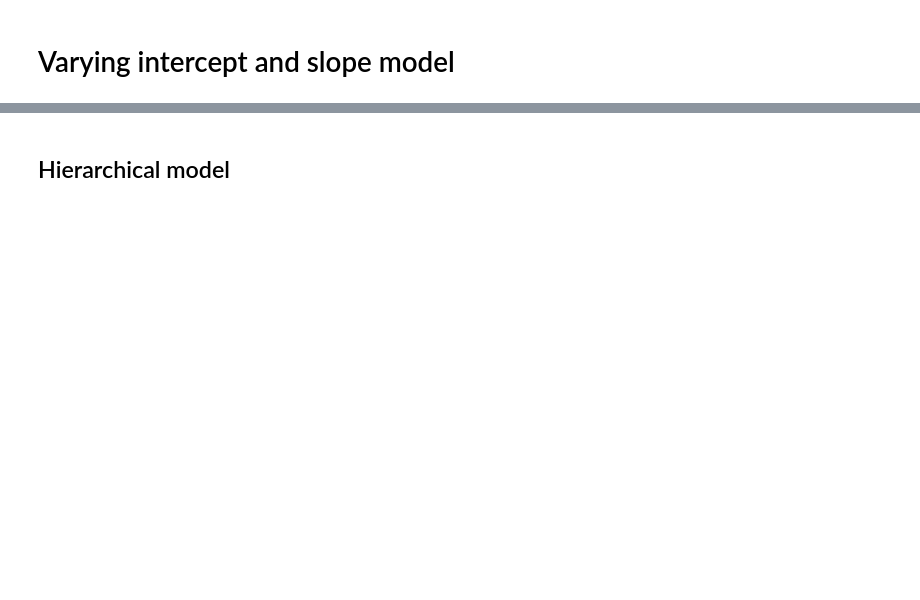
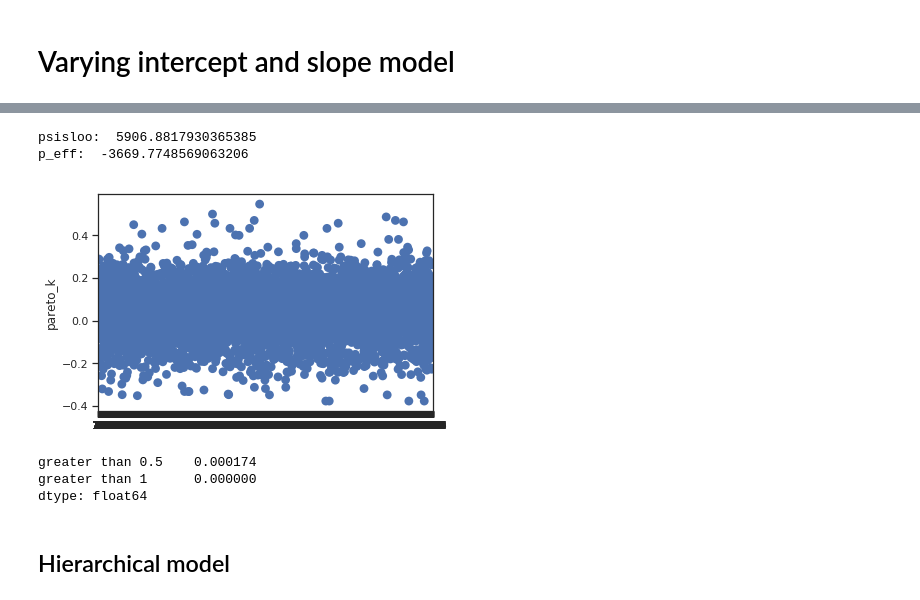
Before and after one commit to cthai721/bda-project, a Jupyter notebook: Effects on Learning of teaching experience.ipynb, the cells around one changed output, grey strips where cells are left out. Drawn from its saved outputs; the diff is of its cells as text; code cells hidden in the pictures; blank space fills up the shorter version.

```diff
--- a/Effects on Learning of teaching experience.ipynb
+++ b/Effects on Learning of teaching experience.ipynb
@@ -539,20 +546,31 @@ parameters {
   real<lower=0> sigma;
   real<lower=0> sigma_a;
   real<lower=0> sigma_b;
-  vector[J] a;
-  vector[J] b;
+  vector[J] alpha;
+  vector[J] beta;
   real mu_a;
   real mu_b;
 }
+transformed parameters {
+    vector[N] mu;
+    for (i in 1:N)
+        mu[i] <- alpha[school[i]] + beta[school[i]]*x[i];
+}
+model {
+  mu_a ~ normal(0, 1);
+  mu_b ~ normal(0, 1);
 
-model {
-  mu_a ~ normal(0, 100);
-  mu_b ~ normal(0, 100);
+  alpha ~ normal(mu_a, sigma_a);
+  beta ~ normal(mu_b, sigma_b);
+  y ~ normal(mu, sigma);
+}
 
-  a ~ normal(mu_a, sigma_a);
-  b ~ normal(mu_b, sigma_b);
-  y ~ normal(a[school] + b[school].*x, sigma);
+generated quantities{
+    vector[N] log_lik;
+    for (i in 1:N)
+     log_lik[i] = normal_lpdf(y[i]| mu[i], sigma);
 }
+
 """
 # %%
 varying_intercept_slope_data = {'N': df.shape[0],
@@ -564,4 +582,5 @@ varying_intercept_slope_data = {'N': df.shape[0],
 varying_intercept_slope_fit = pystan.stan(model_code=varying_intercept_slope,
                                           data=varying_intercept_slope_data,
                                           iter=1000, chains=2)
+varying_intercept_slope_sample = varying_intercept_slope_fit.extract(permuted=True)
 # %% [output]
@@ -597,2 +623,23 @@ plt.xlim(-0.1, 1.1);
+# %%
+loglik = (varying_intercept_slope_sample["log_lik"])
+psisloo = stanity.psisloo(loglik)
+print("psisloo: ",psisloo.elpd)
+psisloo.plot()
+lppd_pooled = 0
+for i in range (Y_train.shape[0]):
+    lppd_pooled = lppd_pooled + np.log(np.mean(np.exp(loglik[:,i])))
+
+peff_pooled = np.sum(lppd_pooled) - psisloo.elpd
+print("p_eff: ", peff_pooled)
+# %% [output]
+psisloo:  5906.8817930365385
+p_eff:  -3669.7748569063206
+[figure, added]
+# %%
+psisloo.print_summary()
+# %% [output]
+greater than 0.5    0.000174
+greater than 1      0.000000
+dtype: float64
 # %% [markdown]
 ## Hierarchical model
```
Also changed, not shown: parts of 28 cells of this notebook, 7 other files.
